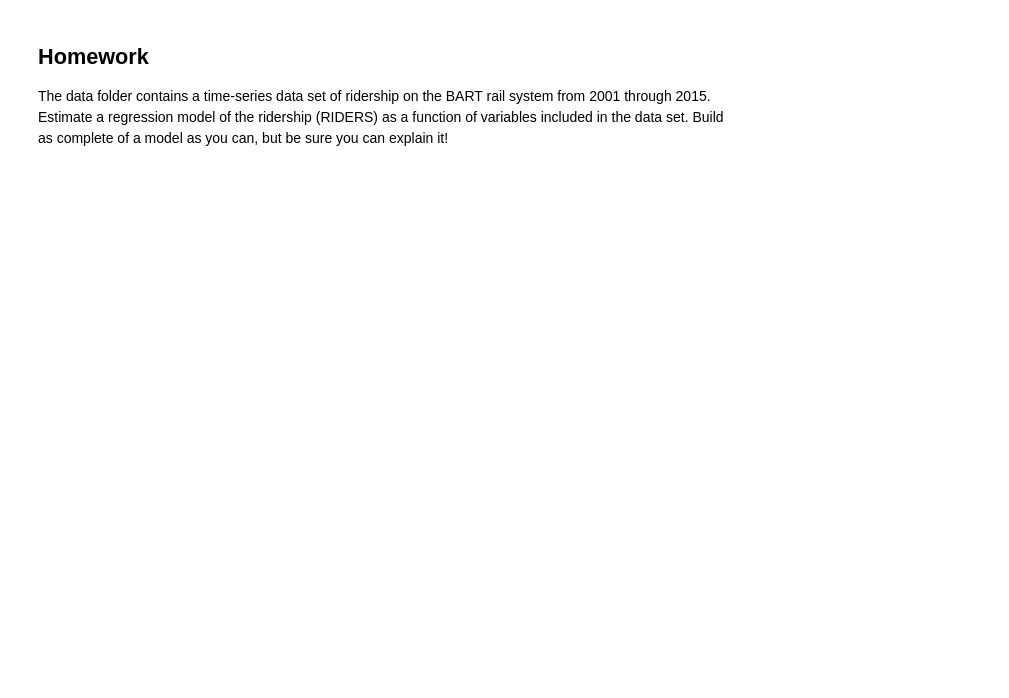
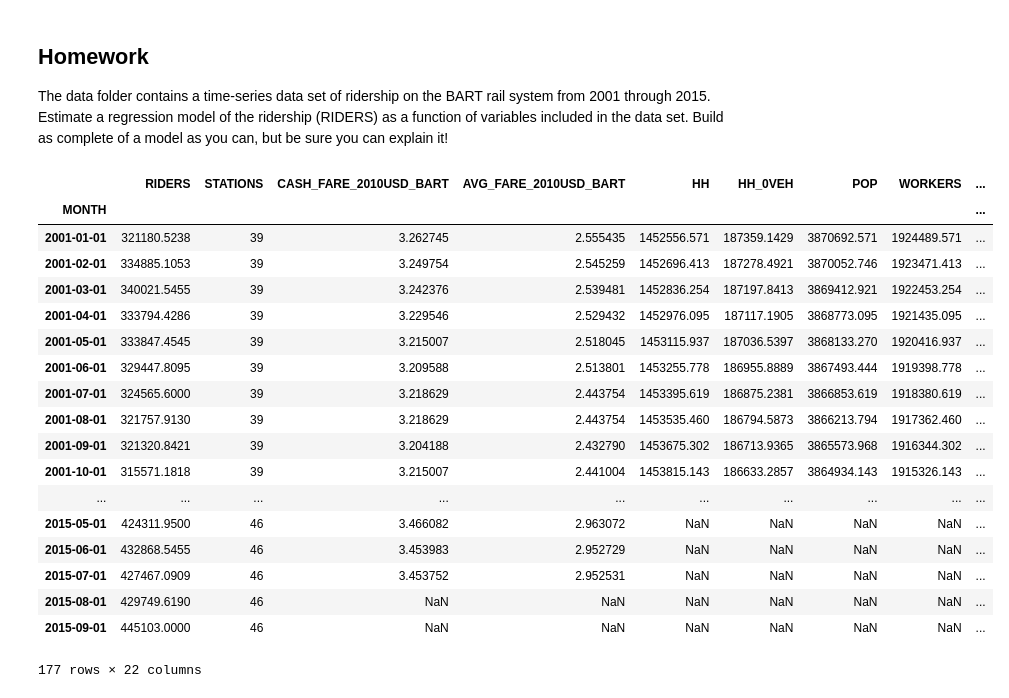
Before and after one commit to uky-transport-data-science/ce599, a Jupyter notebook: 22-Time Series/time-series.ipynb, the cells around one changed output. Saved outputs shown, nothing was run; the diff lists cells and outputs as text; code cells hidden in the pictures; blank space fills up the shorter version.

```diff
--- a/22-Time Series/time-series.ipynb
+++ b/22-Time Series/time-series.ipynb
@@ -124,3 +247,26 @@ print(res.summary())
 ## Homework
 
 The data folder contains a time-series data set of ridership on the BART rail system from 2001 through 2015.  Estimate a regression model of the ridership (RIDERS) as a function of variables included in the data set.  Build as complete of a model as you can, but be sure you can explain it!
+# %%
+riders = pd.read_csv('data/BARTEstimationFile.csv', parse_dates=['MONTH'], index_col='MONTH')
+riders
+# %% [output]
+|  | RIDERS | STATIONS | CASH_FARE_2010USD_BART | AVG_FARE_2010USD_BART | HH | HH_0VEH | POP | WORKERS | ... |
+| MONTH |  |  |  |  |  |  |  |  | ... |
+| 2001-01-01 | 321180.5238 | 39 | 3.262745 | 2.555435 | 1452556.571 | 187359.1429 | 3870692.571 | 1924489.571 | ... |
+| 2001-02-01 | 334885.1053 | 39 | 3.249754 | 2.545259 | 1452696.413 | 187278.4921 | 3870052.746 | 1923471.413 | ... |
+| 2001-03-01 | 340021.5455 | 39 | 3.242376 | 2.539481 | 1452836.254 | 187197.8413 | 3869412.921 | 1922453.254 | ... |
+| 2001-04-01 | 333794.4286 | 39 | 3.229546 | 2.529432 | 1452976.095 | 187117.1905 | 3868773.095 | 1921435.095 | ... |
+| 2001-05-01 | 333847.4545 | 39 | 3.215007 | 2.518045 | 1453115.937 | 187036.5397 | 3868133.270 | 1920416.937 | ... |
+| 2001-06-01 | 329447.8095 | 39 | 3.209588 | 2.513801 | 1453255.778 | 186955.8889 | 3867493.444 | 1919398.778 | ... |
+| 2001-07-01 | 324565.6000 | 39 | 3.218629 | 2.443754 | 1453395.619 | 186875.2381 | 3866853.619 | 1918380.619 | ... |
+| 2001-08-01 | 321757.9130 | 39 | 3.218629 | 2.443754 | 1453535.460 | 186794.5873 | 3866213.794 | 1917362.460 | ... |
+| 2001-09-01 | 321320.8421 | 39 | 3.204188 | 2.432790 | 1453675.302 | 186713.9365 | 3865573.968 | 1916344.302 | ... |
+| 2001-10-01 | 315571.1818 | 39 | 3.215007 | 2.441004 | 1453815.143 | 186633.2857 | 3864934.143 | 1915326.143 | ... |
+| ... | ... | ... | ... | ... | ... | ... | ... | ... | ... |
+| 2015-05-01 | 424311.9500 | 46 | 3.466082 | 2.963072 | NaN | NaN | NaN | NaN | ... |
+| 2015-06-01 | 432868.5455 | 46 | 3.453983 | 2.952729 | NaN | NaN | NaN | NaN | ... |
+| 2015-07-01 | 427467.0909 | 46 | 3.453752 | 2.952531 | NaN | NaN | NaN | NaN | ... |
+| 2015-08-01 | 429749.6190 | 46 | NaN | NaN | NaN | NaN | NaN | NaN | ... |
+| 2015-09-01 | 445103.0000 | 46 | NaN | NaN | NaN | NaN | NaN | NaN | ... |
+177 rows × 22 columns
```
Also changed, not shown: parts of 20 cells of this notebook.
